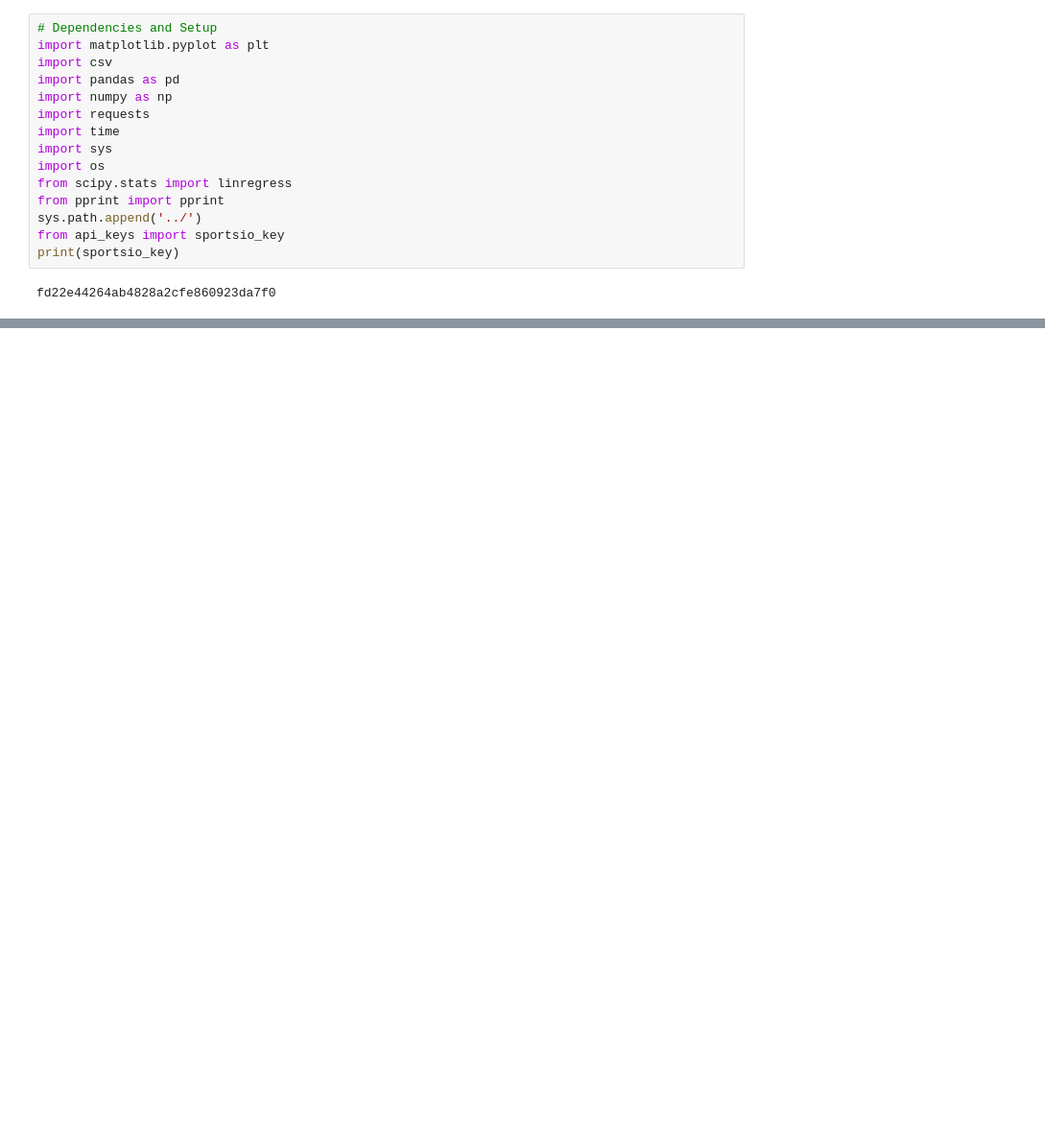
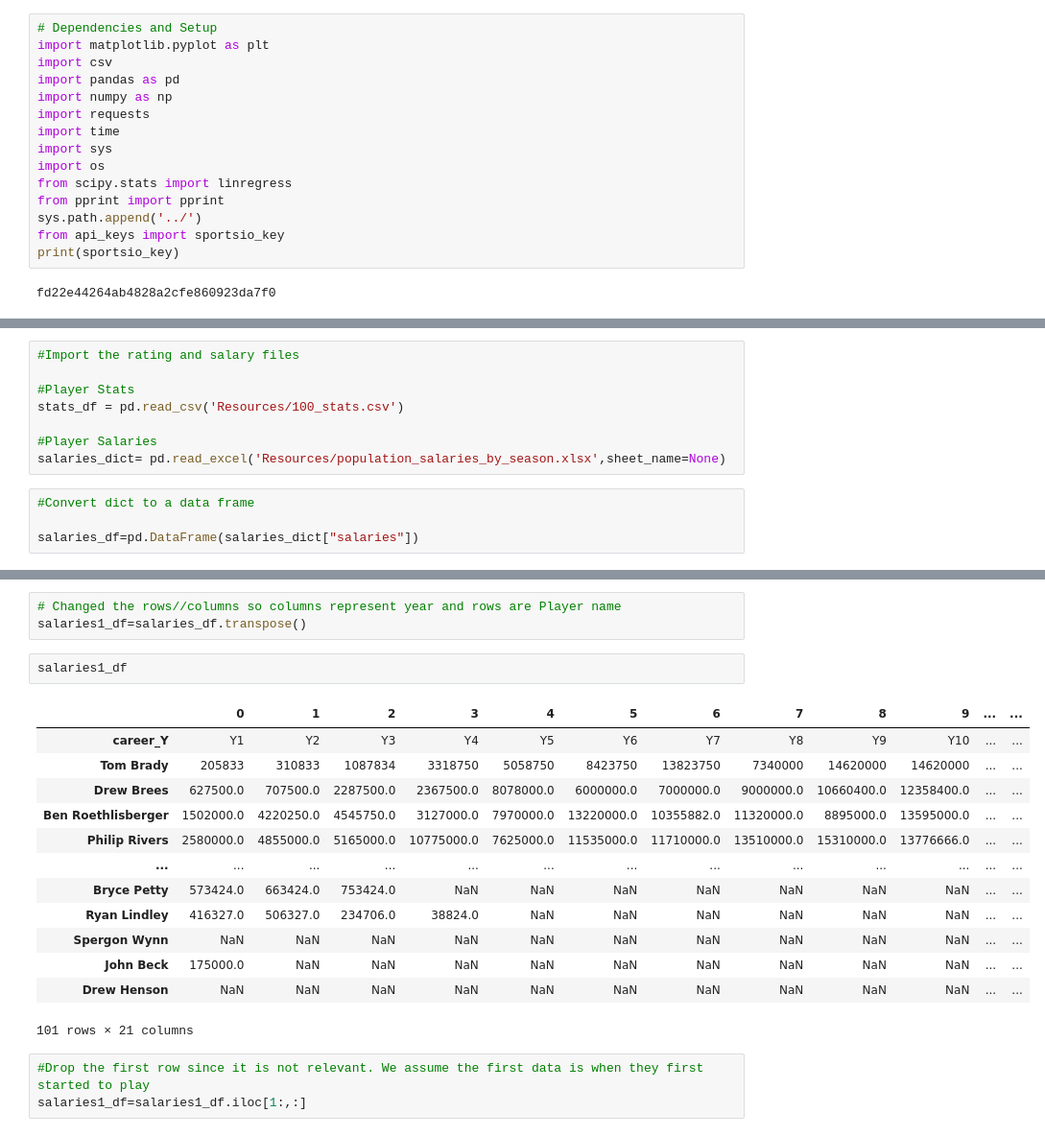
Before and after one commit to mikejackson35/mica_team, a Jupyter notebook: mica_project1.ipynb, the cells around one changed output, grey strips where cells are left out. Shown: that part at 96% size. Saved outputs shown, nothing was run; the diff lists cells and outputs as text; blank space fills up the shorter version.

```diff
--- a/mica_project1.ipynb
+++ b/mica_project1.ipynb
@@ -293,0 +18,12 @@ df_merged.groupby("Name").mean()
+# %%
+#Import the rating and salary files
+
+#Player Stats
+stats_df = pd.read_csv('Resources/100_stats.csv')
+
+#Player Salaries
+salaries_dict= pd.read_excel('Resources/population_salaries_by_season.xlsx',sheet_name=None)
+# %%
+#Convert dict to a data frame
+
+salaries_df=pd.DataFrame(salaries_dict["salaries"])
@@ -293,0 +40,22 @@ df_merged.groupby("Name").mean()
+# %%
+# Changed the rows//columns so columns represent year and rows are Player name
+salaries1_df=salaries_df.transpose()
+# %%
+salaries1_df
+# %% [output]
+|  | 0 | 1 | 2 | 3 | 4 | 5 | 6 | 7 | 8 | 9 | ... | ... |
+| career_Y | Y1 | Y2 | Y3 | Y4 | Y5 | Y6 | Y7 | Y8 | Y9 | Y10 | ... | ... |
+| Tom Brady | 205833 | 310833 | 1087834 | 3318750 | 5058750 | 8423750 | 13823750 | 7340000 | 14620000 | 14620000 | ... | ... |
+| Drew Brees | 627500.0 | 707500.0 | 2287500.0 | 2367500.0 | 8078000.0 | 6000000.0 | 7000000.0 | 9000000.0 | 10660400.0 | 12358400.0 | ... | ... |
+| Ben Roethlisberger | 1502000.0 | 4220250.0 | 4545750.0 | 3127000.0 | 7970000.0 | 13220000.0 | 10355882.0 | 11320000.0 | 8895000.0 | 13595000.0 | ... | ... |
+| Philip Rivers | 2580000.0 | 4855000.0 | 5165000.0 | 10775000.0 | 7625000.0 | 11535000.0 | 11710000.0 | 13510000.0 | 15310000.0 | 13776666.0 | ... | ... |
+| ... | ... | ... | ... | ... | ... | ... | ... | ... | ... | ... | ... | ... |
+| Bryce Petty | 573424.0 | 663424.0 | 753424.0 | NaN | NaN | NaN | NaN | NaN | NaN | NaN | ... | ... |
+| Ryan Lindley | 416327.0 | 506327.0 | 234706.0 | 38824.0 | NaN | NaN | NaN | NaN | NaN | NaN | ... | ... |
+| Spergon Wynn | NaN | NaN | NaN | NaN | NaN | NaN | NaN | NaN | NaN | NaN | ... | ... |
+| John Beck | 175000.0 | NaN | NaN | NaN | NaN | NaN | NaN | NaN | NaN | NaN | ... | ... |
+| Drew Henson | NaN | NaN | NaN | NaN | NaN | NaN | NaN | NaN | NaN | NaN | ... | ... |
+101 rows × 21 columns
+# %%
+#Drop the first row since it is not relevant. We assume the first data is when they first started to play
+salaries1_df=salaries1_df.iloc[1:,:]
```
Also changed, not shown: parts of 30 cells of this notebook.
